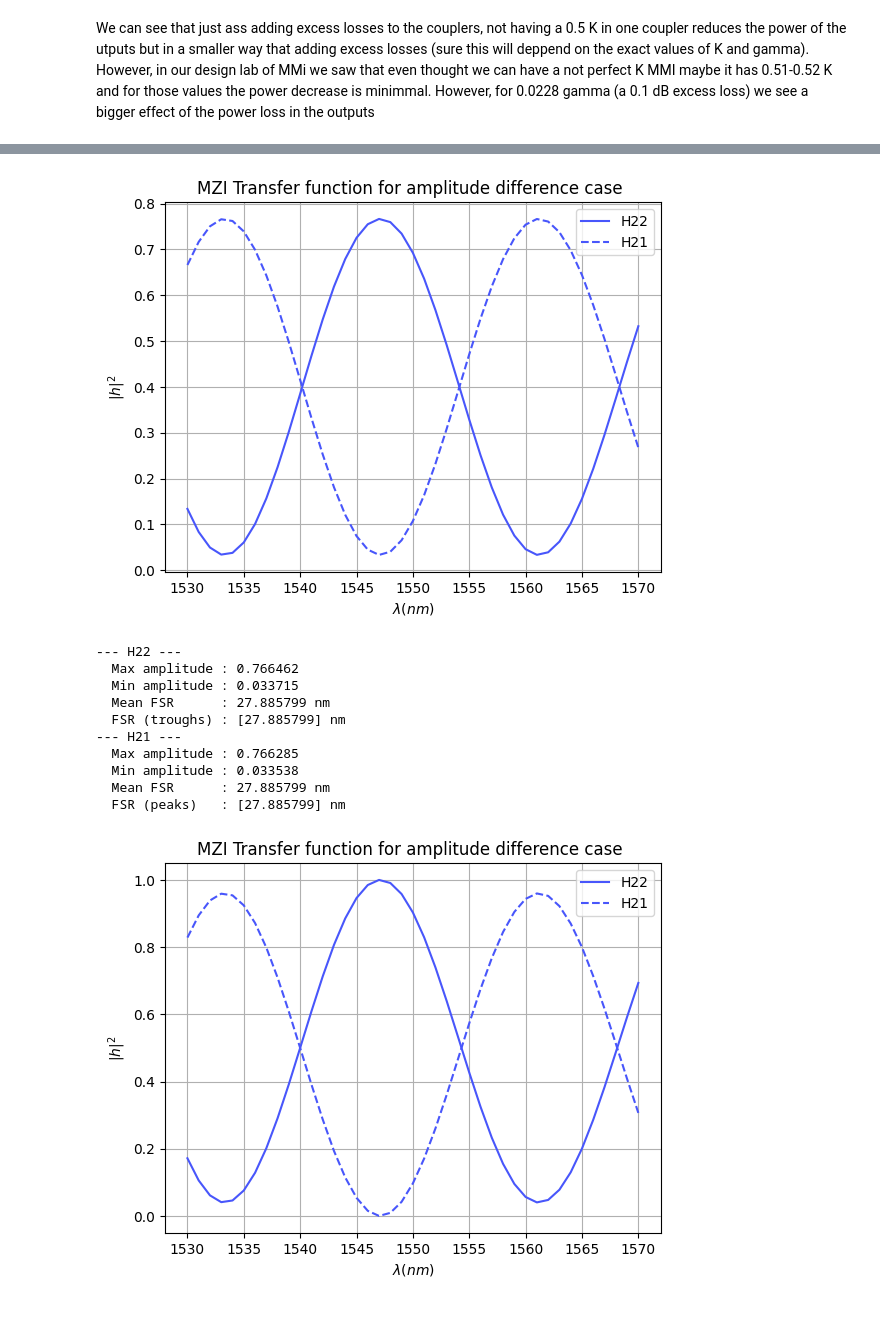
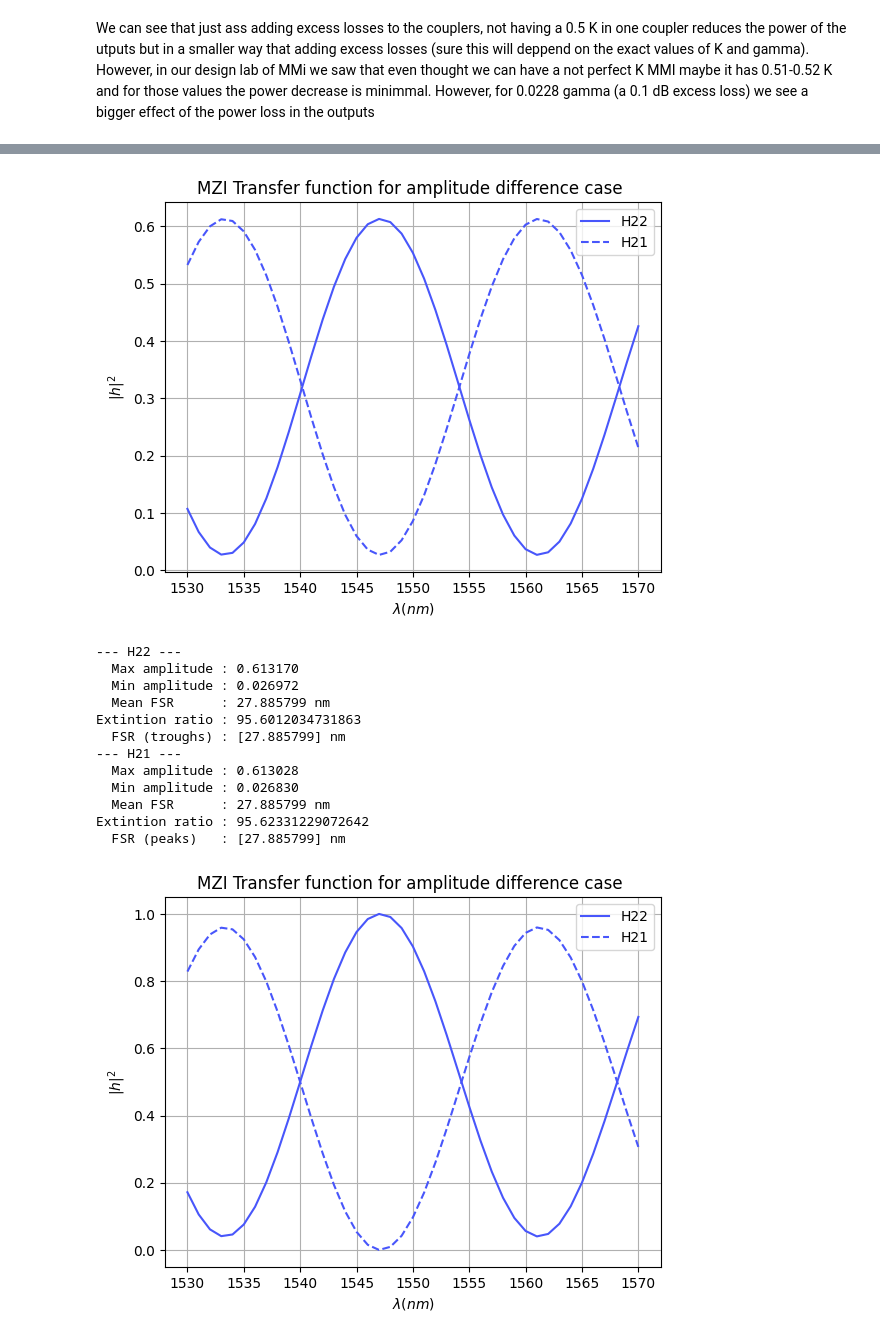
Before and after one commit to DBAEASE/pic-upv-lab3, a Jupyter notebook: 30_INTERFEROMETERS_v2025_STUDENTS_UPDATE2.ipynb, the cells around one changed output, grey strips where cells are left out. Cells and saved outputs as stored; diff of their text form; code cells hidden in the pictures.

```diff
--- a/30_INTERFEROMETERS_v2025_STUDENTS_UPDATE2.ipynb
+++ b/30_INTERFEROMETERS_v2025_STUDENTS_UPDATE2.ipynb
@@ -405,26 +407,28 @@ H22, H21, res_H22, res_H21 = evaluate_mzi(
 # %%
 H22, H21, res_H22, res_H21 = evaluate_mzi(
     wvl=wvl,
     alphau=0.0, alphad=0.0,
     Lu=5, Ld=25,          # um (must be Lu != Ld for fringes when neffu == neffd)
     neffu=neffu, neffd=neffd,
-    gamma_a=0.0, gamma_b=0.2,
+    gamma_a=0.2, gamma_b=0.2,
     K_a=0.5, K_b=0.7,
     nm=True,
     title = 'MZI Transfer function for amplitude difference case ',
     plot_extrema=False
 )
 # %% [output]
-[figure, old version]
+[figure, new version]
 --- H22 ---
-  Max amplitude : 0.766462
-  Min amplitude : 0.033715
+  Max amplitude : 0.613170
+  Min amplitude : 0.026972
   Mean FSR      : 27.885799 nm
+Extintion ratio : 95.6012034731863
   FSR (troughs) : [27.885799] nm
 --- H21 ---
-  Max amplitude : 0.766285
-  Min amplitude : 0.033538
+  Max amplitude : 0.613028
+  Min amplitude : 0.026830
   Mean FSR      : 27.885799 nm
+Extintion ratio : 95.62331229072642
   FSR (peaks)   : [27.885799] nm
 # %%
 H22, H21, res_H22, res_H21 = evaluate_mzi(
```
Also changed, not shown: parts of 5 cells of this notebook, 1 other file.
